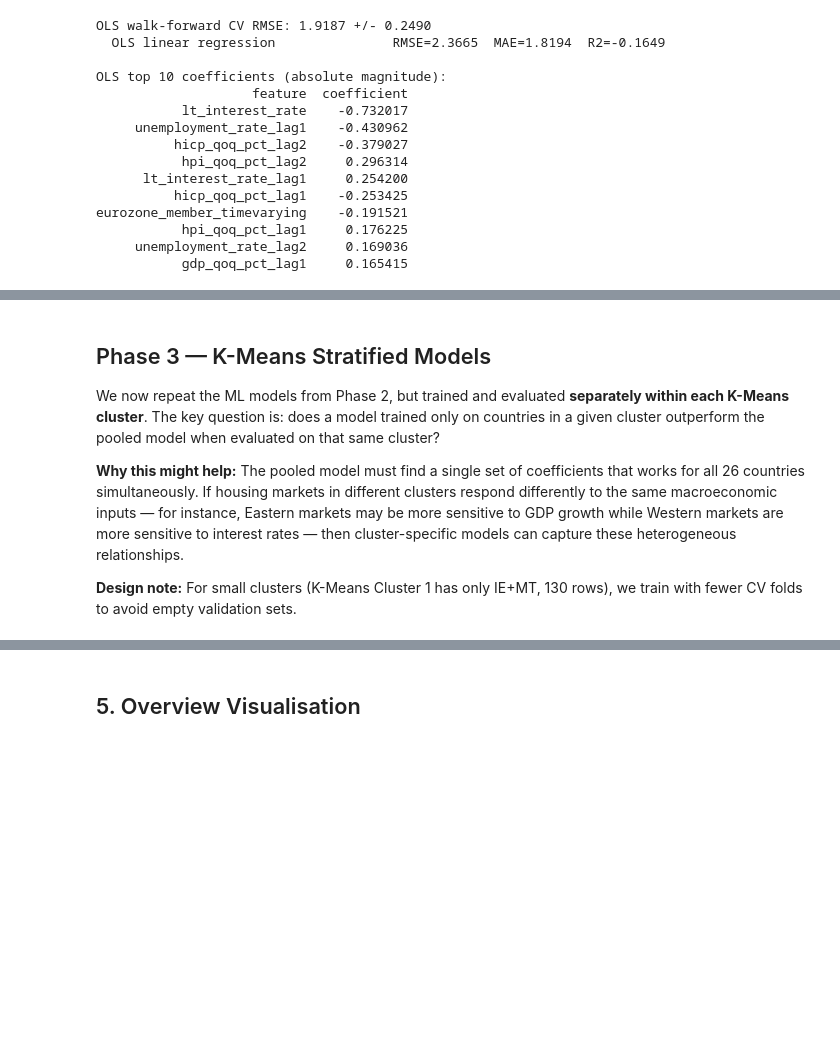
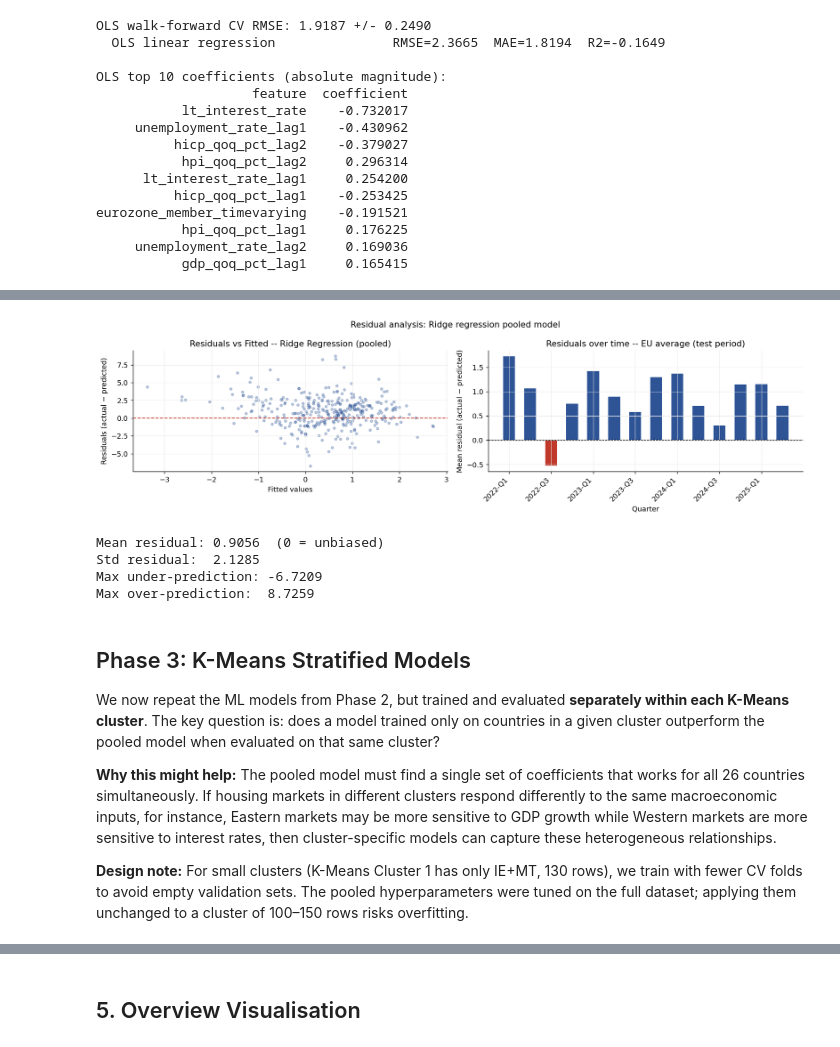
Before and after one commit to deercarla/european-house-market-forecasting, a Jupyter notebook: s4-modelling/modelling.ipynb, the cells around one changed output, grey strips where cells are left out. Cells and saved outputs as stored; diff of their text form; code cells hidden in the pictures; blank space fills up the shorter version.

```diff
--- a/s4-modelling/modelling.ipynb
+++ b/s4-modelling/modelling.ipynb
@@ -702,8 +718,58 @@ Relative training time (OLS = 1.0x):
+# %%
+# Residual analysis: best pooled model (Ridge)
+residuals = preds['y_true'] - preds['ridge']
+fitted    = preds['ridge']
+
+fig, axes = plt.subplots(1, 2, figsize=(14, 4))
+
+# Panel 1: Residuals vs fitted
+axes[0].scatter(fitted, residuals, alpha=0.3, s=12, color=ACCENT)
+axes[0].axhline(0, color=RED, linewidth=1.2, linestyle='--')
+axes[0].set_xlabel('Fitted values')
+axes[0].set_ylabel('Residuals (actual − predicted)')
+axes[0].set_title('Residuals vs Fitted -- Ridge Regression (pooled)')
+
+# Panel 2: Residuals over time (EU average per quarter)
+resid_by_q = preds.copy()
+resid_by_q['residual'] = residuals
+resid_time = resid_by_q.groupby('quarter')['residual'].mean()
+
+axes[1].bar(
+    resid_time.index,
+    resid_time.values,
+    color=[RED if v < 0 else ACCENT for v in resid_time.values],
+    edgecolor='white',
+    width=0.6
+)
+
+axes[1].axhline(0, color='black', linewidth=0.8, linestyle='--')
+axes[1].set_xlabel('Quarter')
+axes[1].set_ylabel('Mean residual (actual − predicted)')
+axes[1].set_title('Residuals over time -- EU average (test period)')
+
+ticks = resid_time.index[::2]
+axes[1].set_xticks(ticks)
+axes[1].set_xticklabels(ticks, rotation=45, ha='right')
+
+plt.suptitle('Residual analysis: Ridge regression pooled model', fontsize=12)
+plt.tight_layout()
+plt.show()
+
+print(f'Mean residual: {residuals.mean():.4f}  (0 = unbiased)')
+print(f'Std residual:  {residuals.std():.4f}')
+print(f'Max under-prediction: {residuals.min():.4f}')
+print(f'Max over-prediction:  {residuals.max():.4f}')
+# %% [output]
+[figure, added]
+Mean residual: 0.9056  (0 = unbiased)
+Std residual:  2.1285
+Max under-prediction: -6.7209
+Max over-prediction:  8.7259
 # %% [markdown]
-## Phase 3 — K-Means Stratified Models
+## Phase 3: K-Means Stratified Models
 
 We now repeat the ML models from Phase 2, but trained and evaluated **separately within each K-Means cluster**. The key question is: does a model trained only on countries in a given cluster outperform the pooled model when evaluated on that same cluster?
 
-**Why this might help:** The pooled model must find a single set of coefficients that works for all 26 countries simultaneously. If housing markets in different clusters respond differently to the same macroeconomic inputs — for instance, Eastern markets may be more sensitive to GDP growth while Western markets are more sensitive to interest rates — then cluster-specific models can capture these heterogeneous relationships.
+**Why this might help:** The pooled model must find a single set of coefficients that works for all 26 countries simultaneously. If housing markets in different clusters respond differently to the same macroeconomic inputs, for instance, Eastern markets may be more sensitive to GDP growth while Western markets are more sensitive to interest rates, then cluster-specific models can capture these heterogeneous relationships.
 
-**Design note:** For small clusters (K-Means Cluster 1 has only IE+MT, 130 rows), we train with fewer CV folds to avoid empty validation sets.
+**Design note:** For small clusters (K-Means Cluster 1 has only IE+MT, 130 rows), we train with fewer CV folds to avoid empty validation sets. The pooled hyperparameters were tuned on the full dataset; applying them unchanged to a cluster of 100–150 rows risks overfitting.
```
Also changed, not shown: parts of 40 cells of this notebook.
